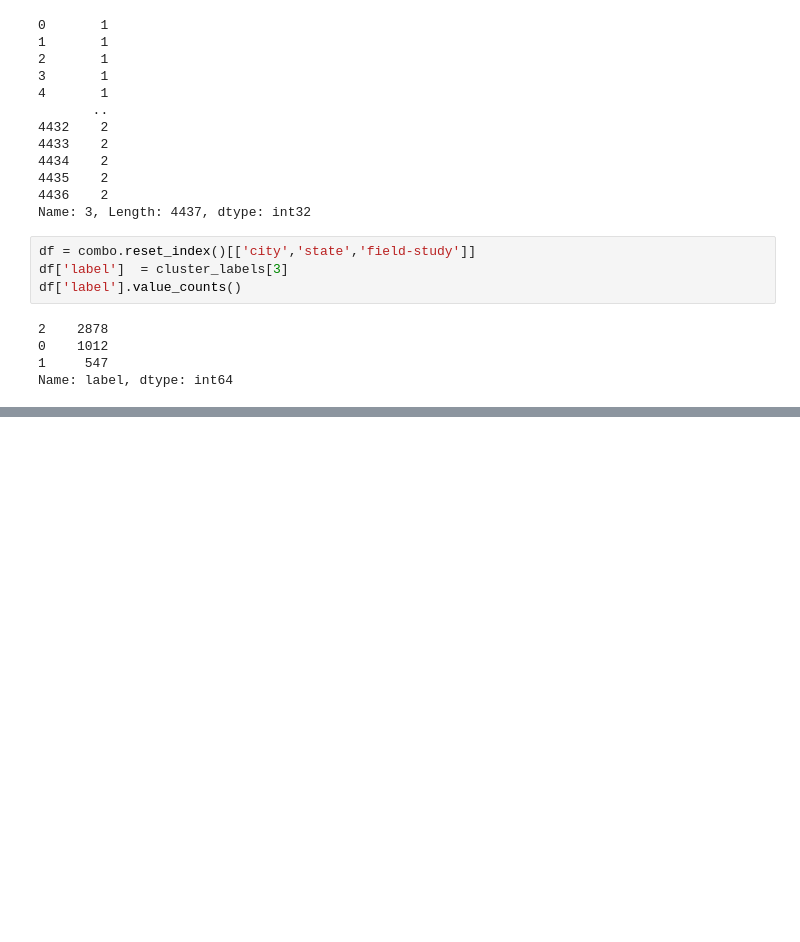
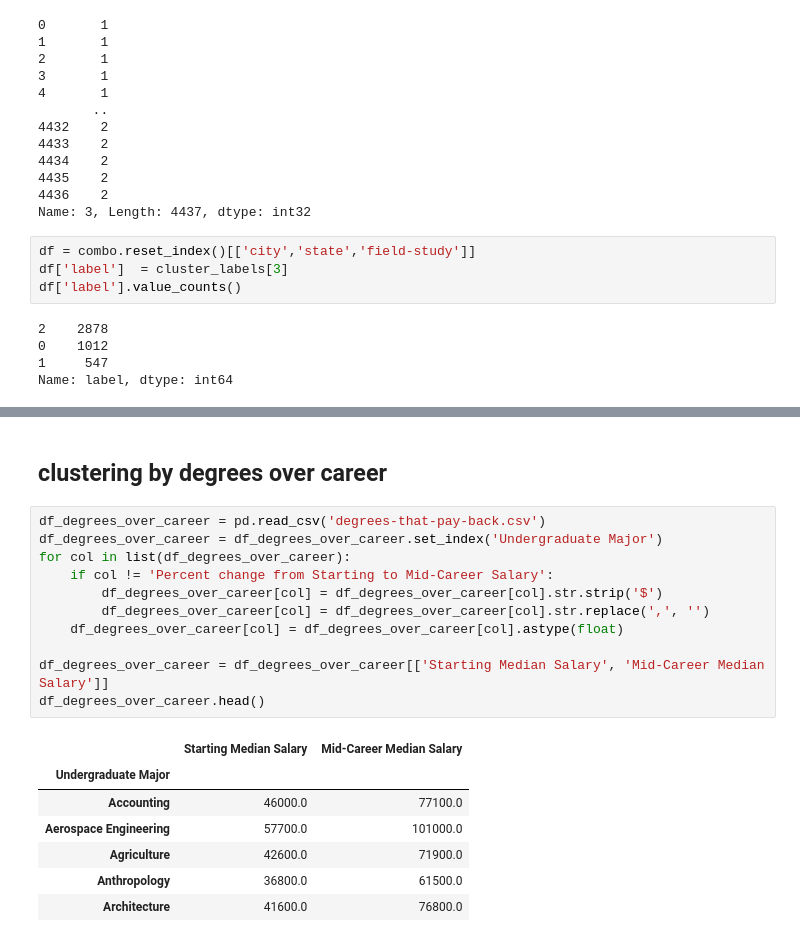
Before and after one commit to claravox/CSC466-project, a Jupyter notebook: clustering-living-plus-major.ipynb, the cells around one changed output, grey strips where cells are left out. Drawn from its saved outputs; the diff is of its cells as text; blank space fills up the shorter version.

```diff
--- a/clustering-living-plus-major.ipynb
+++ b/clustering-living-plus-major.ipynb
@@ -345 +254,22 @@ Break majors by colleges (like the colleges within cal poly)
 TODO: cluster df_degrees_over_career
+# %% [markdown]
+## clustering by degrees over career
+# %%
+df_degrees_over_career = pd.read_csv('degrees-that-pay-back.csv')
+df_degrees_over_career = df_degrees_over_career.set_index('Undergraduate Major')
+for col in list(df_degrees_over_career):
+    if col != 'Percent change from Starting to Mid-Career Salary':
+        df_degrees_over_career[col] = df_degrees_over_career[col].str.strip('$')
+        df_degrees_over_career[col] = df_degrees_over_career[col].str.replace(',', '')
+    df_degrees_over_career[col] = df_degrees_over_career[col].astype(float)
+
+df_degrees_over_career = df_degrees_over_career[['Starting Median Salary', 'Mid-Career Median Salary']]
+df_degrees_over_career.head()
+# %% [output]
+|  | Starting Median Salary | Mid-Career Median Salary |
+| Undergraduate Major |  |  |
+| Accounting | 46000.0 | 77100.0 |
+| Aerospace Engineering | 57700.0 | 101000.0 |
+| Agriculture | 42600.0 | 71900.0 |
+| Anthropology | 36800.0 | 61500.0 |
+| Architecture | 41600.0 | 76800.0 |
```
Also changed, not shown: parts of 5 cells of this notebook.
